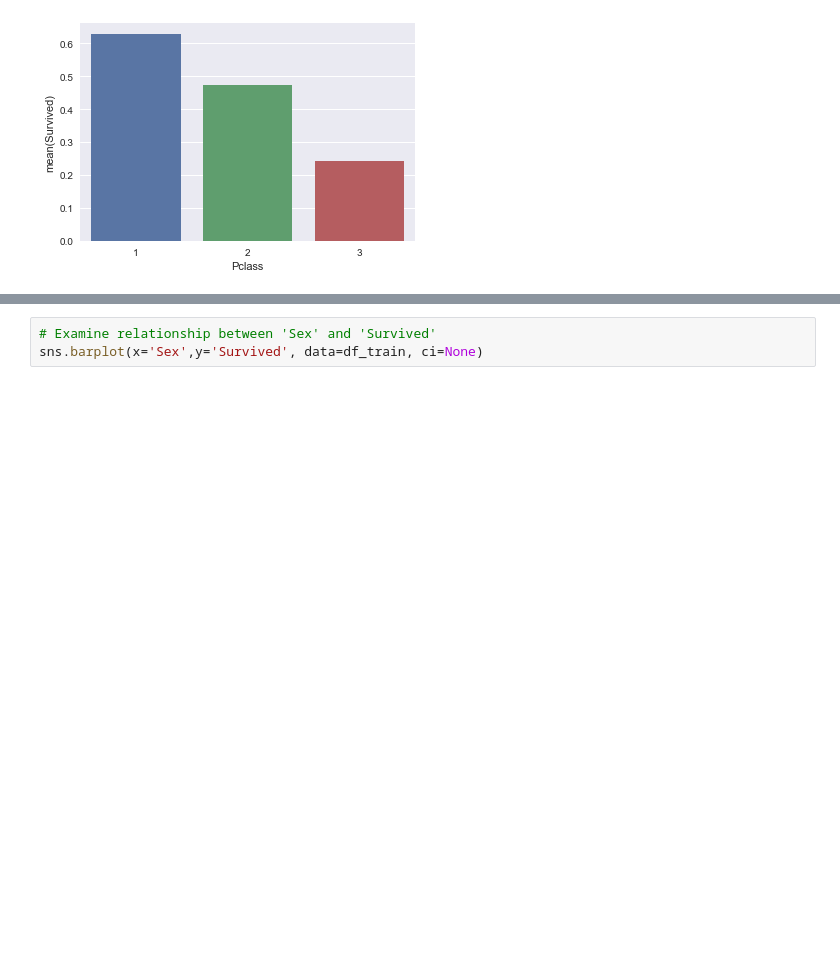
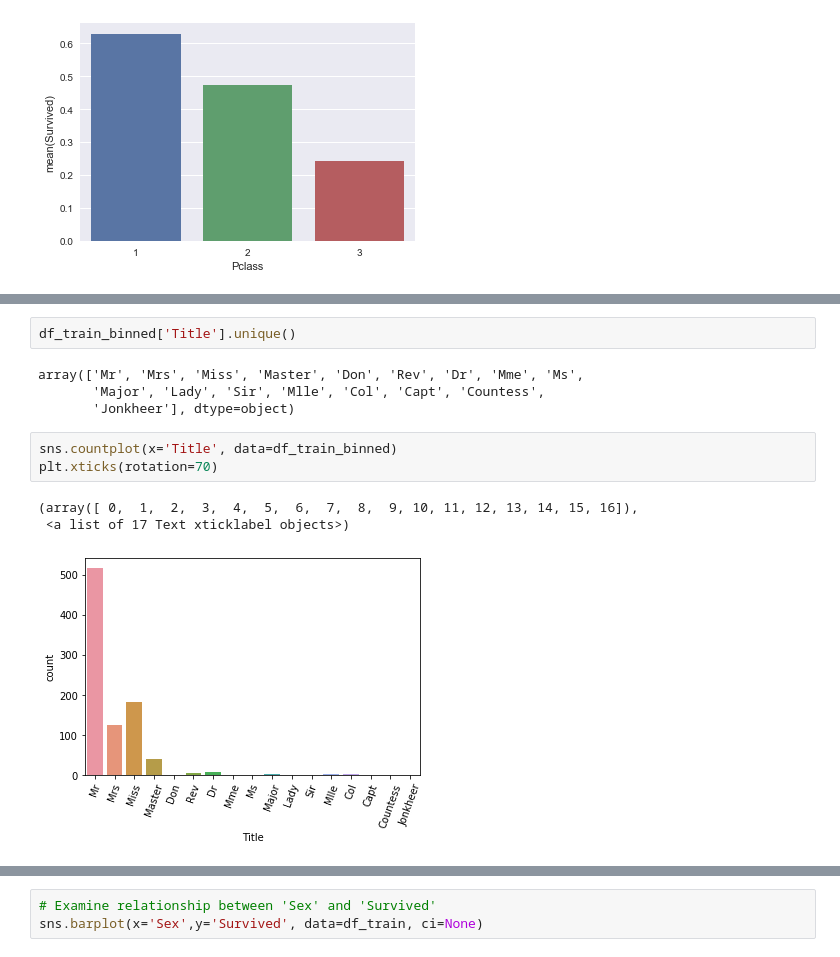
Before and after one commit to leeping-ng/ML-references, a Jupyter notebook: Titanic- Machine Learning from Disaster.ipynb, the cells around one changed output, grey strips where cells are left out. Drawn from its saved outputs; the diff is of its cells as text; blank space fills up the shorter version.

```diff
--- a/Titanic- Machine Learning from Disaster.ipynb
+++ b/Titanic- Machine Learning from Disaster.ipynb
@@ -145,0 +171,13 @@ It's quite obvious that a disproportionately higher number of passengers from Pc
+# %%
+df_train_binned['Title'].unique()
+# %% [output]
+array(['Mr', 'Mrs', 'Miss', 'Master', 'Don', 'Rev', 'Dr', 'Mme', 'Ms',
+       'Major', 'Lady', 'Sir', 'Mlle', 'Col', 'Capt', 'Countess',
+       'Jonkheer'], dtype=object)
+# %%
+sns.countplot(x='Title', data=df_train_binned)
+plt.xticks(rotation=70)
+# %% [output]
+(array([ 0,  1,  2,  3,  4,  5,  6,  7,  8,  9, 10, 11, 12, 13, 14, 15, 16]),
+ <a list of 17 Text xticklabel objects>)
+[figure, added]
```
Also changed, not shown: parts of 35 cells of this notebook.
